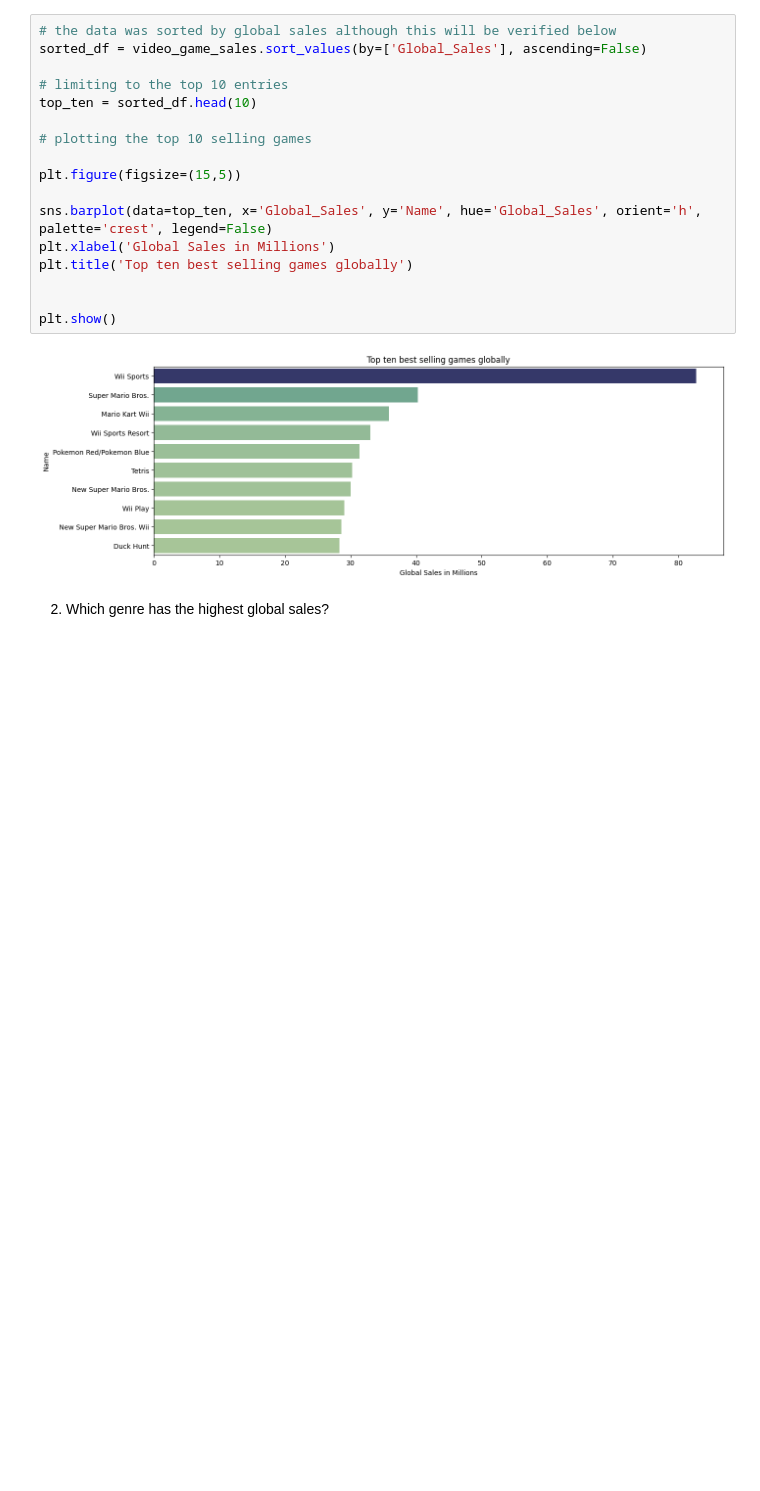
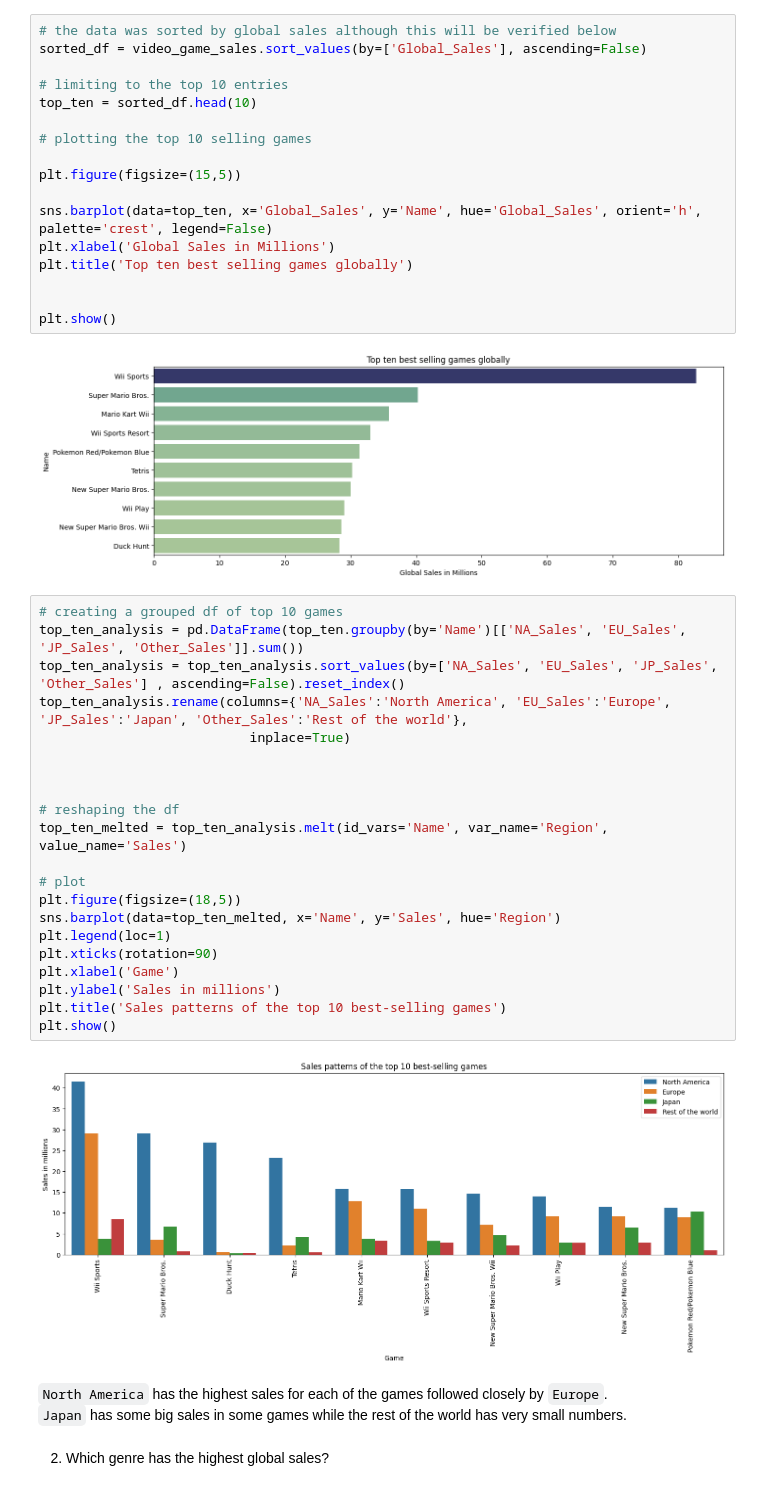
Before and after one commit to robertmbau/Video-Games-Sales-Analysis, a Jupyter notebook: VideoGameSales.ipynb, the cells around one changed output. Saved outputs shown, nothing was run; the diff lists cells and outputs as text; blank space fills up the shorter version.

```diff
--- a/VideoGameSales.ipynb
+++ b/VideoGameSales.ipynb
@@ -210,6 +210,32 @@ plt.title('Top ten best selling games globally')
 plt.show()
 # %% [output]
 [figure]
+# %%
+# creating a grouped df of top 10 games
+top_ten_analysis = pd.DataFrame(top_ten.groupby(by='Name')[['NA_Sales', 'EU_Sales', 'JP_Sales', 'Other_Sales']].sum())
+top_ten_analysis = top_ten_analysis.sort_values(by=['NA_Sales', 'EU_Sales', 'JP_Sales', 'Other_Sales'] , ascending=False).reset_index()
+top_ten_analysis.rename(columns={'NA_Sales':'North America', 'EU_Sales':'Europe', 'JP_Sales':'Japan', 'Other_Sales':'Rest of the world'},
+                           inplace=True)
+
+
+
+# reshaping the df
+top_ten_melted = top_ten_analysis.melt(id_vars='Name', var_name='Region', value_name='Sales')
+
+# plot
+plt.figure(figsize=(18,5))
+sns.barplot(data=top_ten_melted, x='Name', y='Sales', hue='Region')
+plt.legend(loc=1)
+plt.xticks(rotation=90)
+plt.xlabel('Game')
+plt.ylabel('Sales in millions')
+plt.title('Sales patterns of the top 10 best-selling games')
+plt.show()
+# %% [output]
+[figure, added]
+# %% [markdown]
+`North America` has the highest sales for each of the games followed closely by `Europe`.<br>
+`Japan` has some big sales in some games while the rest of the world has very small numbers.
 # %% [markdown]
 2. Which genre has the highest global sales?
 # %%
```
